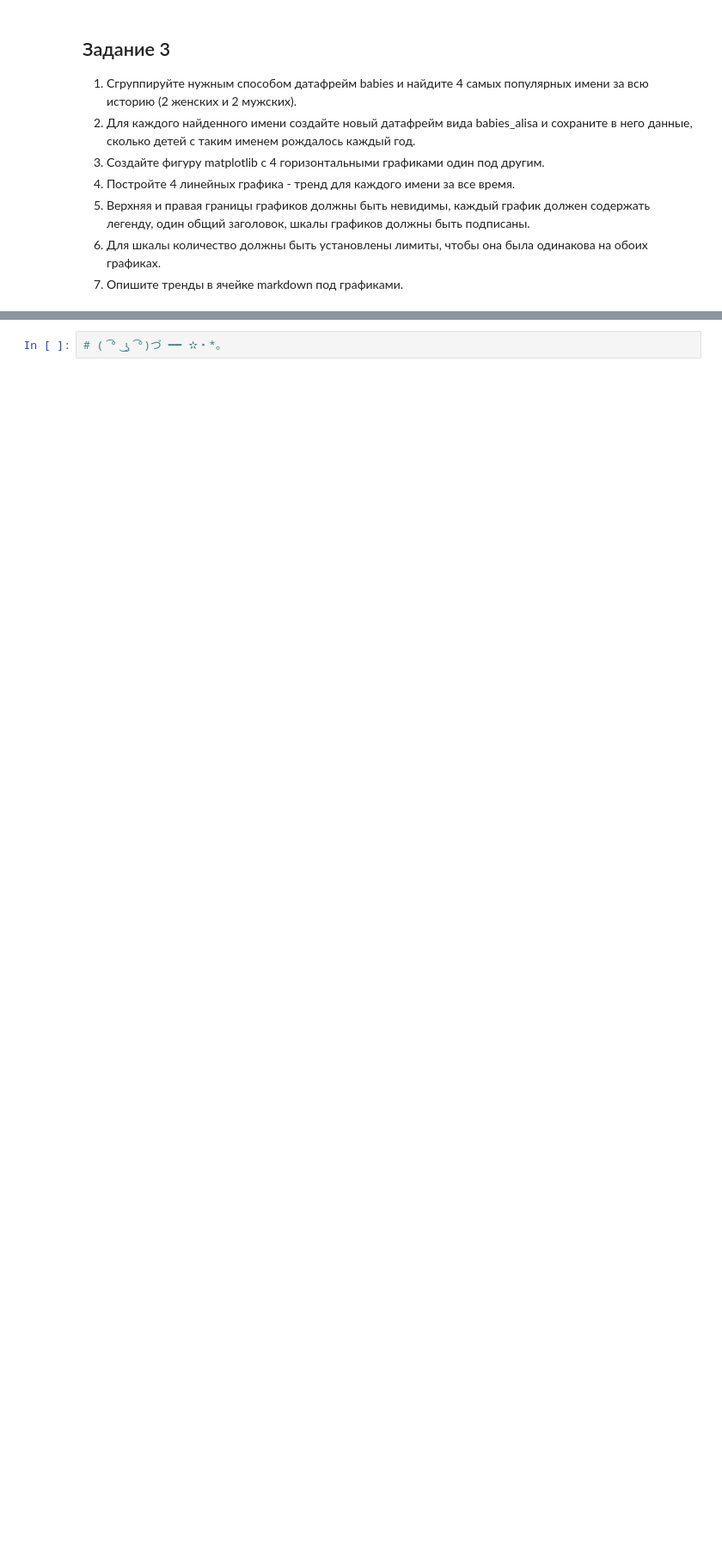
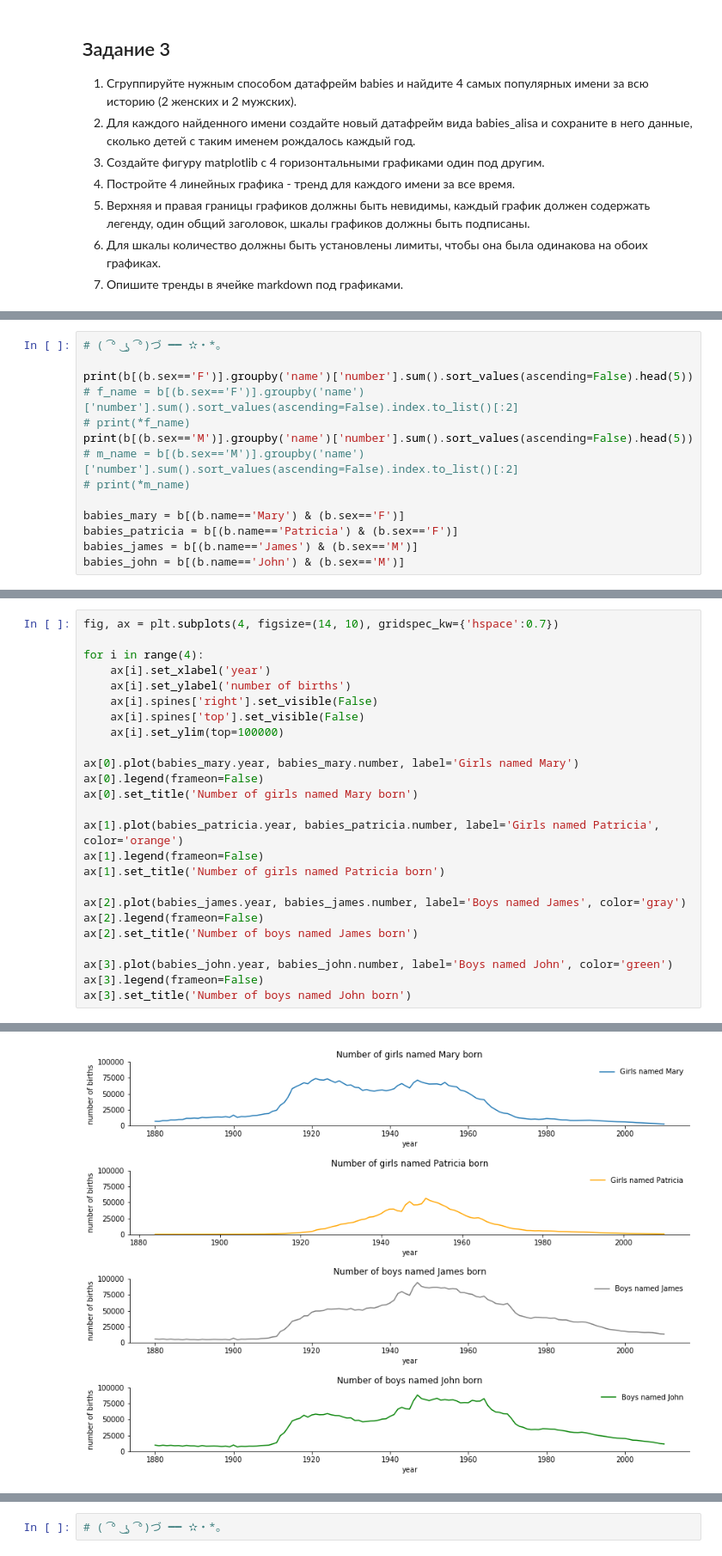
Before and after one commit to Oleg-DS/learning_data_science, a Jupyter notebook: Голещихин_Олег_ДЗ_8.ipynb, the cells around one changed output, grey strips where cells are left out. Shown at 86% size. Drawn from its saved outputs; the diff is of its cells as text; blank space fills up the shorter version.

```diff
--- a/Голещихин_Олег_ДЗ_8.ipynb
+++ b/Голещихин_Олег_ДЗ_8.ipynb
@@ -126,0 +154,14 @@ babies_boys = pd.DataFrame(inter['M'])
+# %%
+# ( ͡° ͜ʖ ͡°)づ ━━ ✫・*。
+
+print(b[(b.sex=='F')].groupby('name')['number'].sum().sort_values(ascending=False).head(5))
+# f_name = b[(b.sex=='F')].groupby('name')['number'].sum().sort_values(ascending=False).index.to_list()[:2]
+# print(*f_name)
+print(b[(b.sex=='M')].groupby('name')['number'].sum().sort_values(ascending=False).head(5))
+# m_name = b[(b.sex=='M')].groupby('name')['number'].sum().sort_values(ascending=False).index.to_list()[:2]
+# print(*m_name)
+
+babies_mary = b[(b.name=='Mary') & (b.sex=='F')]
+babies_patricia = b[(b.name=='Patricia') & (b.sex=='F')]
+babies_james = b[(b.name=='James') & (b.sex=='M')]
+babies_john = b[(b.name=='John') & (b.sex=='M')]
@@ -126,0 +183,26 @@ babies_boys = pd.DataFrame(inter['M'])
+# %%
+fig, ax = plt.subplots(4, figsize=(14, 10), gridspec_kw={'hspace':0.7})
+
+for i in range(4):
+    ax[i].set_xlabel('year')
+    ax[i].set_ylabel('number of births')
+    ax[i].spines['right'].set_visible(False)
+    ax[i].spines['top'].set_visible(False)
+    ax[i].set_ylim(top=100000)
+
+ax[0].plot(babies_mary.year, babies_mary.number, label='Girls named Mary')
+ax[0].legend(frameon=False)
+ax[0].set_title('Number of girls named Mary born')
+
+ax[1].plot(babies_patricia.year, babies_patricia.number, label='Girls named Patricia', color='orange')
+ax[1].legend(frameon=False)
+ax[1].set_title('Number of girls named Patricia born')
+
+ax[2].plot(babies_james.year, babies_james.number, label='Boys named James', color='gray')
+ax[2].legend(frameon=False)
+ax[2].set_title('Number of boys named James born')
+
+ax[3].plot(babies_john.year, babies_john.number, label='Boys named John', color='green')
+ax[3].legend(frameon=False)
+ax[3].set_title('Number of boys named John born')
+# %% [output]
@@ -126,0 +210 @@ babies_boys = pd.DataFrame(inter['M'])
+[figure, added]
```
Also changed, not shown: parts of 7 cells of this notebook.
